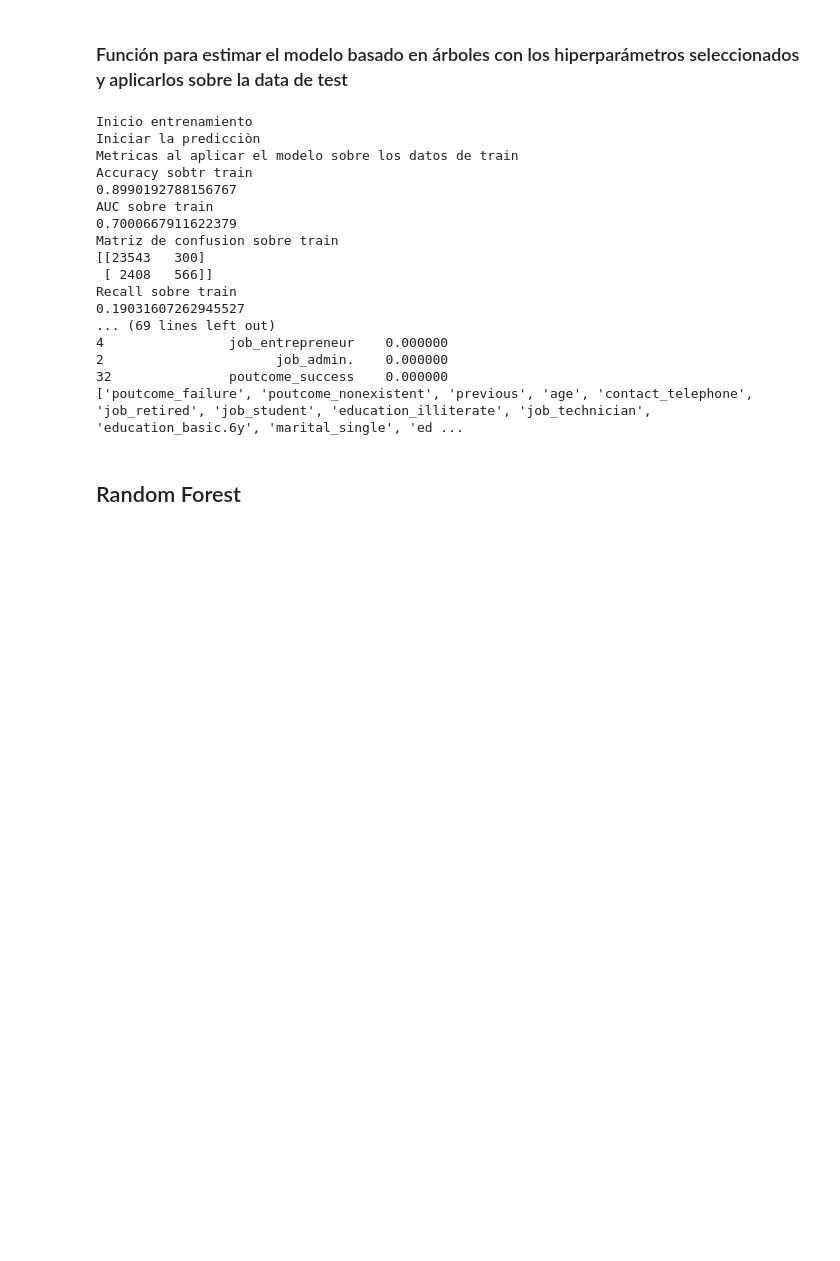
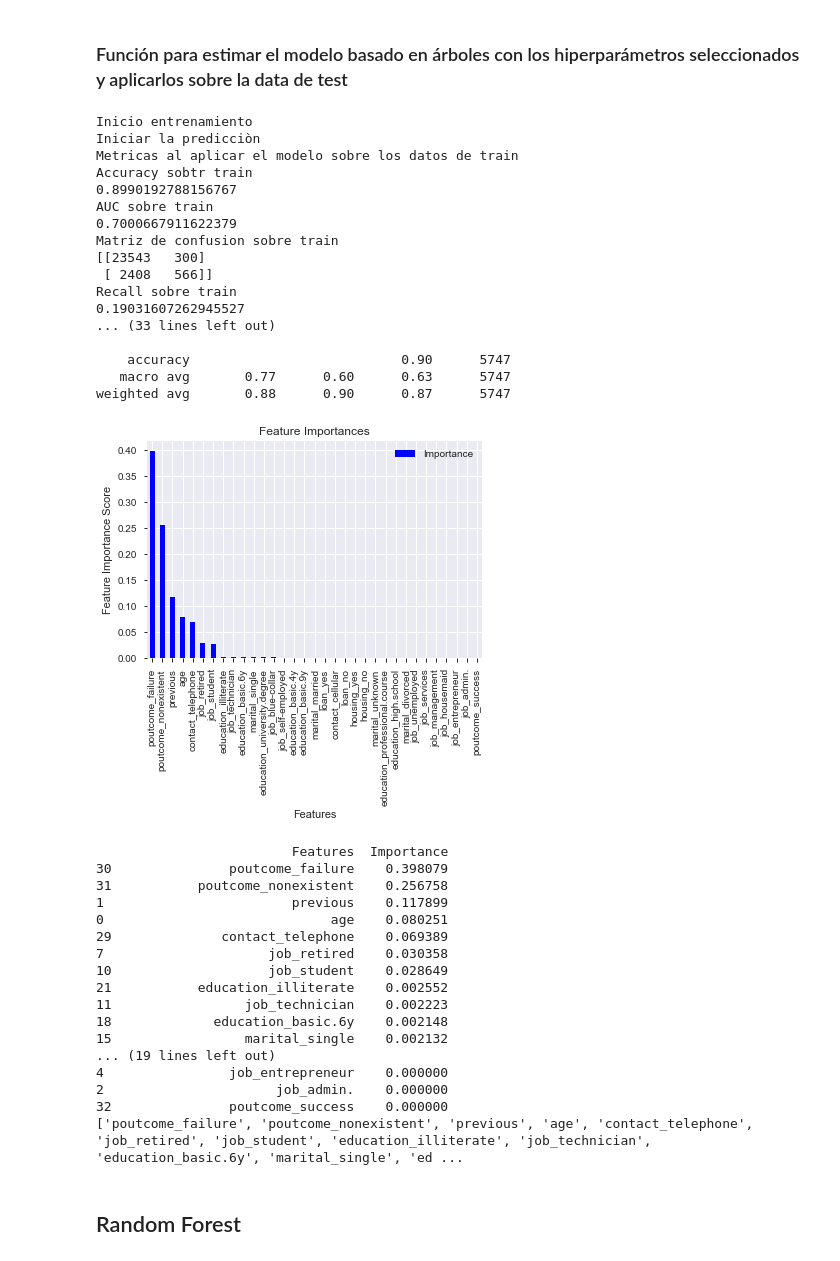
Before and after one commit to andresenrique08/CDA_Project, a Jupyter notebook: Tarea_arboles_y_random_forest/Practica8.ipynb, the cells around one changed output. Saved outputs shown, nothing was run; the diff lists cells and outputs as text; code cells hidden in the pictures; blank space fills up the shorter version.

```diff
--- a/Tarea_arboles_y_random_forest/Practica8.ipynb
+++ b/Tarea_arboles_y_random_forest/Practica8.ipynb
@@ -1035,39 +1044,58 @@ def tree_classifier(X_train, X_test, y_train, y_test):
     print("Reporte clasificación sobre test")
     print(classification_report(y_test, predictions))
 
     feat_imp = alg.feature_importances_
     feat = X_train.columns.tolist()
     # clf.best_estimator_.booster().get_fscore()
     res_df = pd.DataFrame({'Features': feat, 'Importance': feat_imp}).sort_values(by='Importance', ascending=False)
     res_df.plot('Features',
                 'Importance',
                 kind='bar',
                 title='Feature Importances',
                 color= "blue")
     plt.ylabel('Feature Importance Score')
     plt.show()
     print(res_df)
     print(res_df["Features"].tolist())
 
-tree_classifier(X_train, X_test, y_train, Y_test)
+    return alg
+alg = tree_classifier(X_train, X_test, y_train, Y_test)
 # %% [output]
 Inicio entrenamiento
 Iniciar la predicciòn
 Metricas al aplicar el modelo sobre los datos de train
 Accuracy sobtr train
 0.8990192788156767
 AUC sobre train
 0.7000667911622379
 Matriz de confusion sobre train
 [[23543   300]
  [ 2408   566]]
 Recall sobre train
 0.19031607262945527
-... (69 lines left out)
-4                job_entrepreneur    0.000000
-2                      job_admin.    0.000000
-32               poutcome_success    0.000000
-['poutcome_failure', 'poutcome_nonexistent', 'previous', 'age', 'contact_telephone', 'job_retired', 'job_student', 'education_illiterate', 'job_technician', 'education_basic.6y', 'marital_single', 'ed ...
+... (33 lines left out)
+
+    accuracy                           0.90      5747
+   macro avg       0.77      0.60      0.63      5747
+weighted avg       0.88      0.90      0.87      5747
+[figure, added]
+                         Features  Importance
+30               poutcome_failure    0.398079
+31           poutcome_nonexistent    0.256758
+1                        previous    0.117899
+0                             age    0.080251
+29              contact_telephone    0.069389
+7                     job_retired    0.030358
+10                    job_student    0.028649
+21           education_illiterate    0.002552
+11                 job_technician    0.002223
+18             education_basic.6y    0.002148
+15                 marital_single    0.002132
+... (19 lines left out)
+4                job_entrepreneur    0.000000
+2                      job_admin.    0.000000
+32               poutcome_success    0.000000
+['poutcome_failure', 'poutcome_nonexistent', 'previous', 'age', 'contact_telephone', 'job_retired', 'job_student', 'education_illiterate', 'job_technician', 'education_basic.6y', 'marital_single', 'ed ...
 # %% [markdown]
 ## Random Forest
 # %% [markdown]
```
Also changed, not shown: parts of 41 cells of this notebook.
